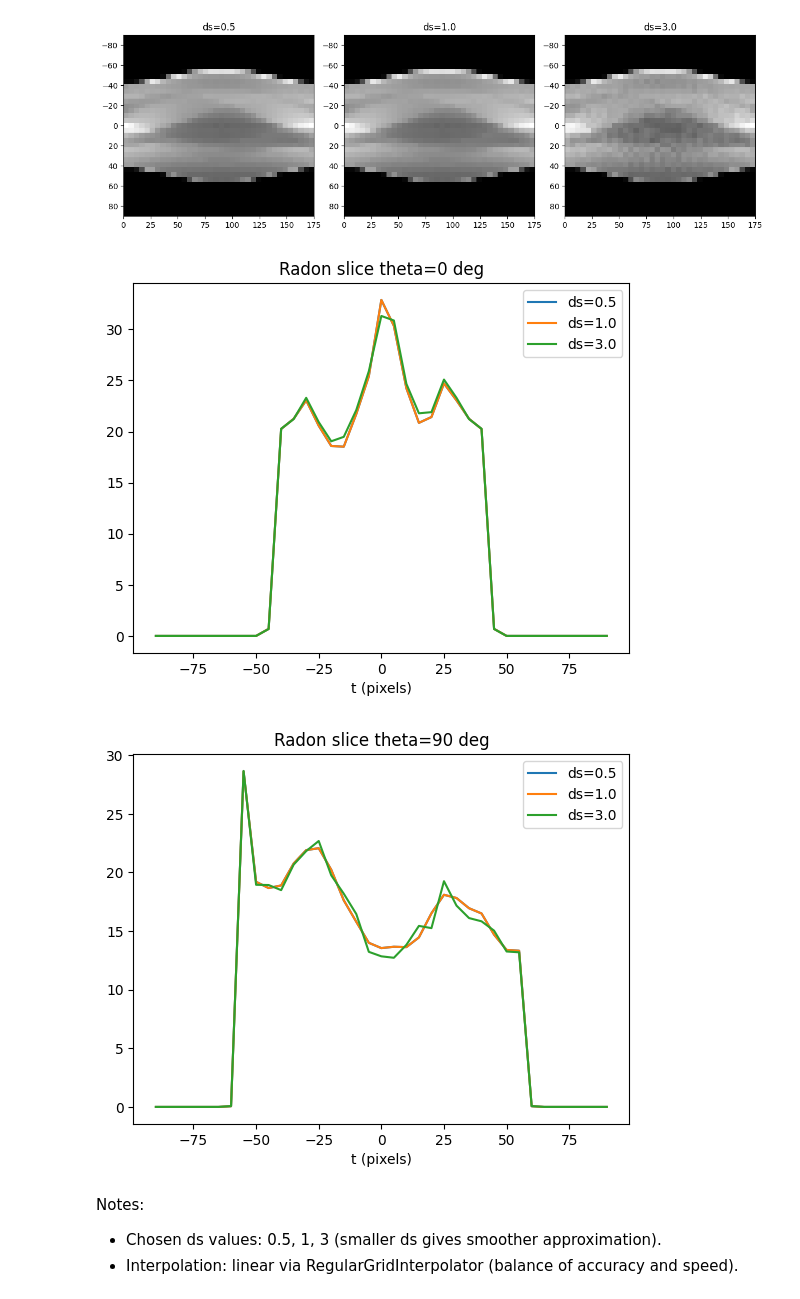
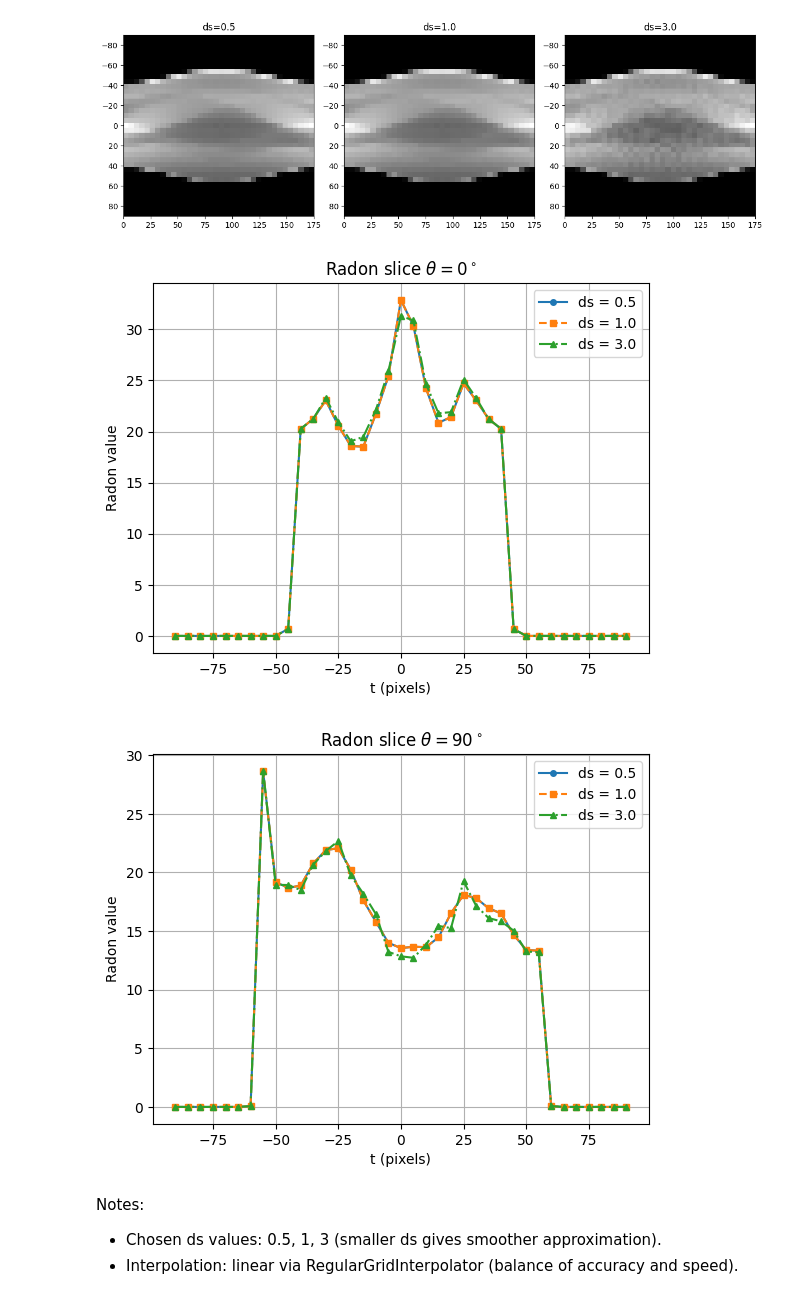
Before and after one commit to shivamchaubey100/Image_Reconstruction_mic, a Jupyter notebook: Q1_Radon.ipynb, the cells around one changed output. Saved outputs shown, nothing was run; the diff lists cells and outputs as text; code cells hidden in the pictures.

```diff
--- a/Q1_Radon.ipynb
+++ b/Q1_Radon.ipynb
@@ -51,17 +51,30 @@ plt.tight_layout()
 [figure]
 # %%
 # plot 1D slices for theta=0 and theta=90
-for angle in [0,90]:
-    idx = int(angle/5)
+markers = {0.5: 'o', 1.0: 's', 3.0: '^'}   # circle, square, triangle
+linestyles = {0.5: '-', 1.0: '--', 3.0: '-.'}
+
+for angle in [0, 90]:
+    idx = int(angle / 5)
     plt.figure()
     for ds in ds_list:
-        plt.plot(t_vals, radons[ds][:, idx], label=f'ds={ds}')
-    plt.title(f'Radon slice theta={angle} deg')
+        plt.plot(
+            t_vals,
+            radons[ds][:, idx],
+            marker=markers[ds],
+            linestyle=linestyles[ds],
+            markersize=4,
+            label=f'ds = {ds}'
+        )
+    plt.title(f'Radon slice $\\theta = {angle}^\\circ$')
     plt.xlabel('t (pixels)')
+    plt.ylabel('Radon value')
     plt.legend()
+    plt.grid(True)
+    plt.show()
 # %% [output]
-[figure, old version]
+[figure, new version]
-[figure, old version]
+[figure, new version]
 # %% [markdown]
 Notes:
 - Chosen ds values: 0.5, 1, 3 (smaller ds gives smoother approximation).
```
